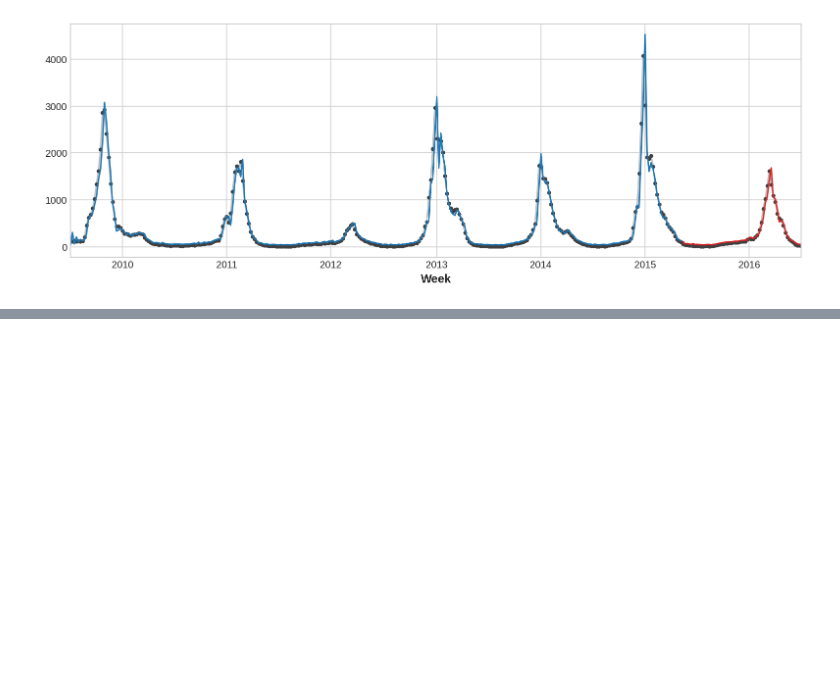
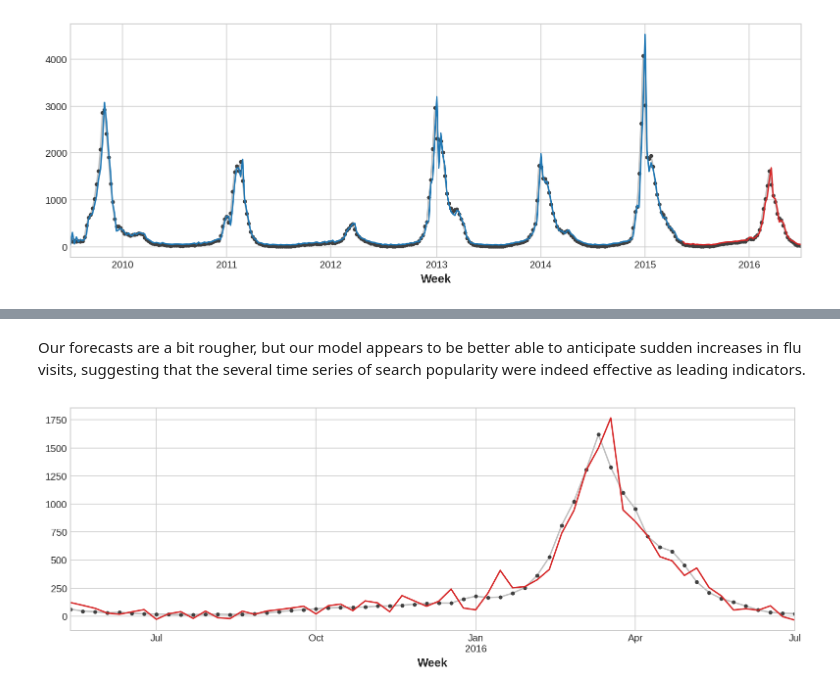
Before and after one commit to babakpst/Machine_Learning, a Jupyter notebook: MyPracticeCodes/time_series_flu.ipynb, the cells around one changed output, grey strips where cells are left out. Drawn from its saved outputs; the diff is of its cells as text; code cells hidden in the pictures; blank space fills up the shorter version.

```diff
--- a/MyPracticeCodes/time_series_flu.ipynb
+++ b/MyPracticeCodes/time_series_flu.ipynb
@@ -196,0 +216,27 @@ _ = y_fore.plot(ax=ax, color='C3')
+# %%
+# adding new (lagged) features to our model
+search_terms = ["FluContagious", "FluCough", "FluFever", "InfluenzaA", "TreatFlu", "IHaveTheFlu", "OverTheCounterFlu", "HowLongFlu"]
+
+# Create three lags for each search term
+X0 = make_lags(flu_trends[search_terms], lags=3)
+X0.columns = [' '.join(col).strip() for col in X0.columns.values]
+
+# Create four lags for the target, as before
+X1 = make_lags(flu_trends['FluVisits'], lags=4)
+
+# Combine to create the training data
+X = pd.concat([X0, X1], axis=1).fillna(0.0)
+# %% [markdown]
+Our forecasts are a bit rougher, but our model appears to be better able to anticipate sudden increases in flu visits, suggesting that the several time series of search popularity were indeed effective as leading indicators.
+# %%
+X_train, X_test, y_train, y_test = train_test_split(X, y, test_size=60, shuffle=False)
+
+model = LinearRegression()
+model.fit(X_train, y_train)
+y_pred = pd.Series(model.predict(X_train), index=y_train.index)
+y_fore = pd.Series(model.predict(X_test), index=y_test.index)
+
+ax = y_test.plot(**plot_params)
+_ = y_fore.plot(ax=ax, color='C3')
+# %% [output]
+[figure, added]
```
Also changed, not shown: parts of 4 cells of this notebook, 5 other files.
